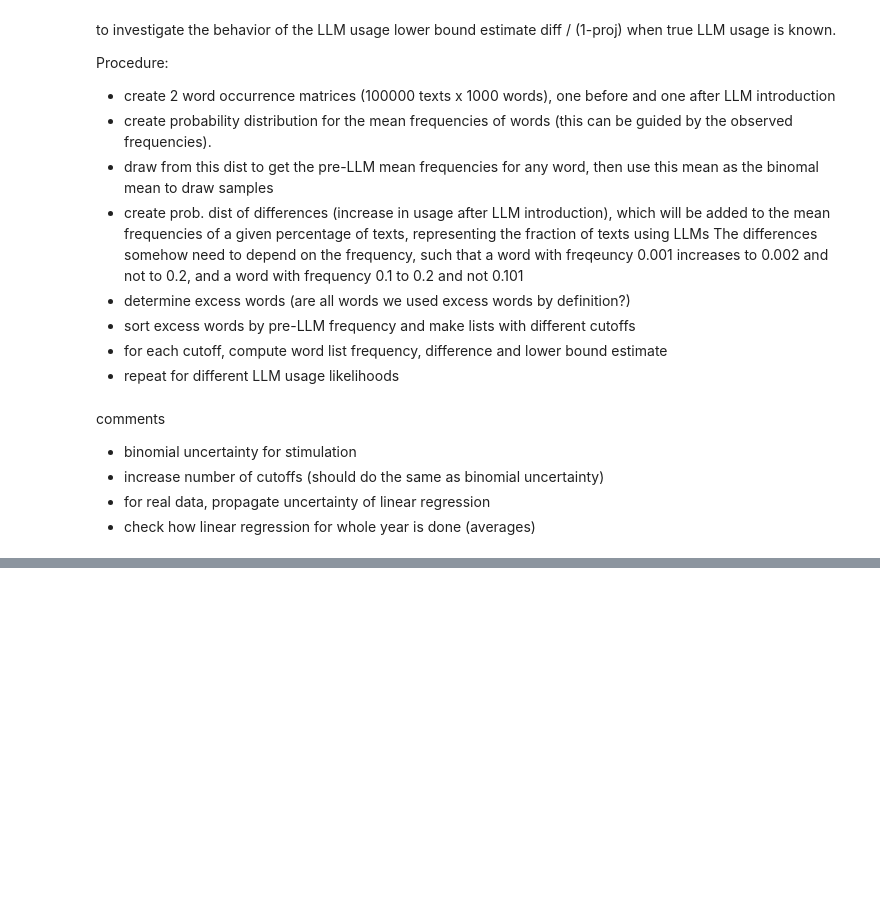
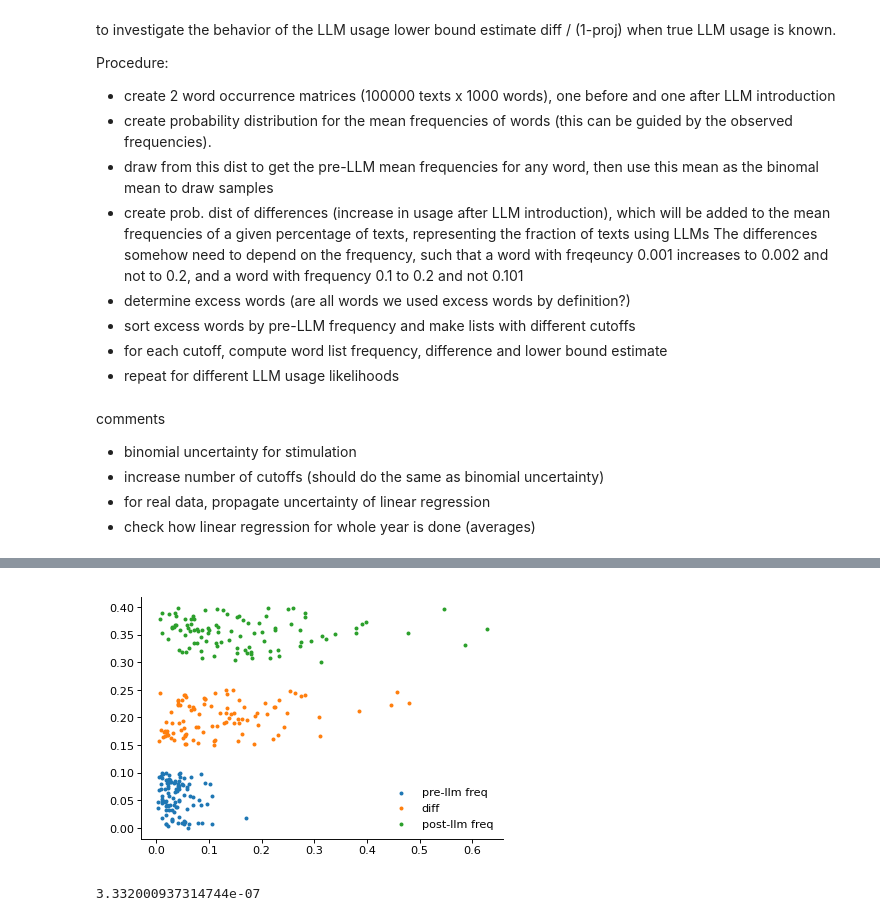
Before and after one commit to LenaHolzwarth/llms_in_academia, a Jupyter notebook: scripts/09iv_excess_word_simluation.ipynb, the cells around one changed output, grey strips where cells are left out. Drawn from its saved outputs; the diff is of its cells as text; code cells hidden in the pictures; blank space fills up the shorter version.

Commit message:
seeding random generator

```diff
--- a/scripts/09iv_excess_word_simluation.ipynb
+++ b/scripts/09iv_excess_word_simluation.ipynb
@@ -12,6 +13,7 @@ jupyter_black.load()
 plt.style.use("../src/mpl_style.txt")
 # %%
 random.seed(0)
+rng = np.random.default_rng(seed=0)
 # %% [markdown]
 ### Excess word simulation
 to investigate the behavior of the LLM usage lower bound estimate
@@ -42,7 +44,7 @@ comments
 - for real data, propagate uncertainty of linear regression
 - check how linear regression for whole year is done (averages)
 # %%
-n_words = 500
+n_words = 100
 n_texts = 100000
 # %%
 def delta_f(x: float) -> float:
@@ -63,23 +68,19 @@ plt.plot(x, y)
 # %%
 # should p be more skewed towards 0?
 # p = np.random.uniform(low=0.0001, high=0.5, size=n_words)
-p = np.random.gamma(shape=gamma_shape, scale=gamma_scale, size=n_words)
+p = rng.gamma(shape=gamma_shape, scale=gamma_scale, size=n_words)
 delta = list(map(delta_f, p))
 q = p + delta
 
 fig = plt.figure(figsize=(3, 2), layout="constrained")
 
-plt.scatter(
-    p, np.random.uniform(low=0, high=0.1, size=n_words), label="pre-llm freq", s=5
-)
-plt.scatter(
-    delta, np.random.uniform(low=0.15, high=0.25, size=n_words), label="diff", s=5
-)
-plt.scatter(
-    q, np.random.uniform(low=0.3, high=0.4, size=n_words), label="post-llm freq", s=5
-)
+plt.scatter(p, rng.uniform(low=0, high=0.1, size=n_words), label="pre-llm freq", s=5)
+plt.scatter(delta, rng.uniform(low=0.15, high=0.25, size=n_words), label="diff", s=5)
+plt.scatter(q, rng.uniform(low=0.3, high=0.4, size=n_words), label="post-llm freq", s=5)
 plt.legend()
 plt.show()
+# %% [output]
+[figure, added]
 # %%
 llm_use = [0.1, 0.2, 0.3, 0.4, 0.5, 0.6, 0.7, 0.8, 0.9]
 X_before = {}
@@ -108,3 +117,7 @@ for l in llm_use:
+# %%
+se(0.9999, 1, n_texts)
+# %% [output]
+3.332000937314744e-07
 # %%
 cutoffs = [0.0002, 0.0005, 0.001, 0.002, 0.005, 0.01, 0.02, 0.05, 0.1, 0.2, 0.5, 1.0]
 
```
Also changed, not shown: parts of 8 cells of this notebook, 3 other files.
